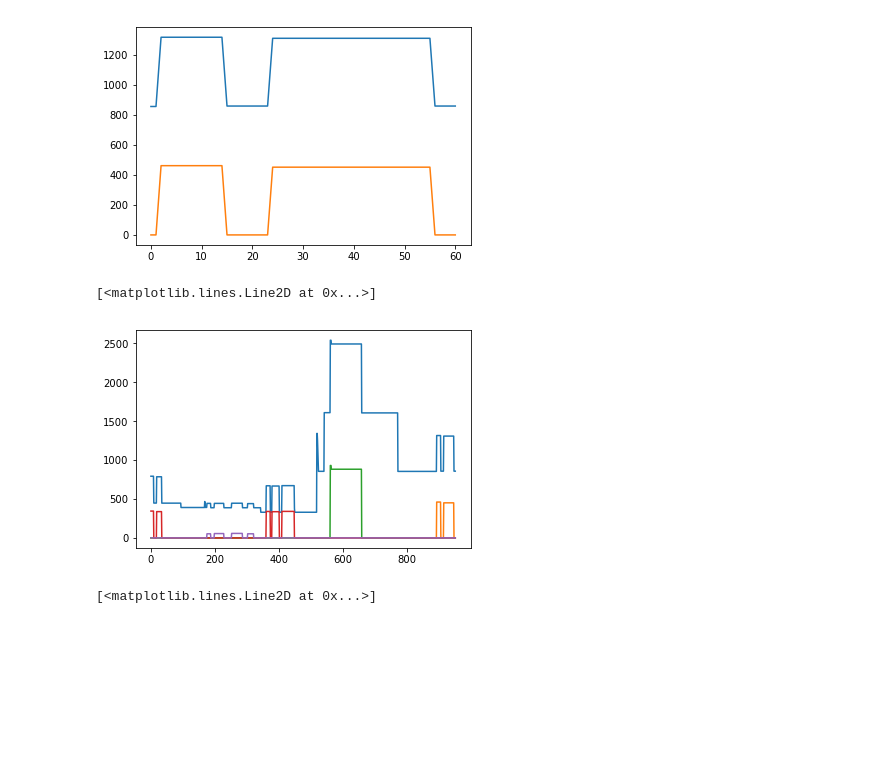
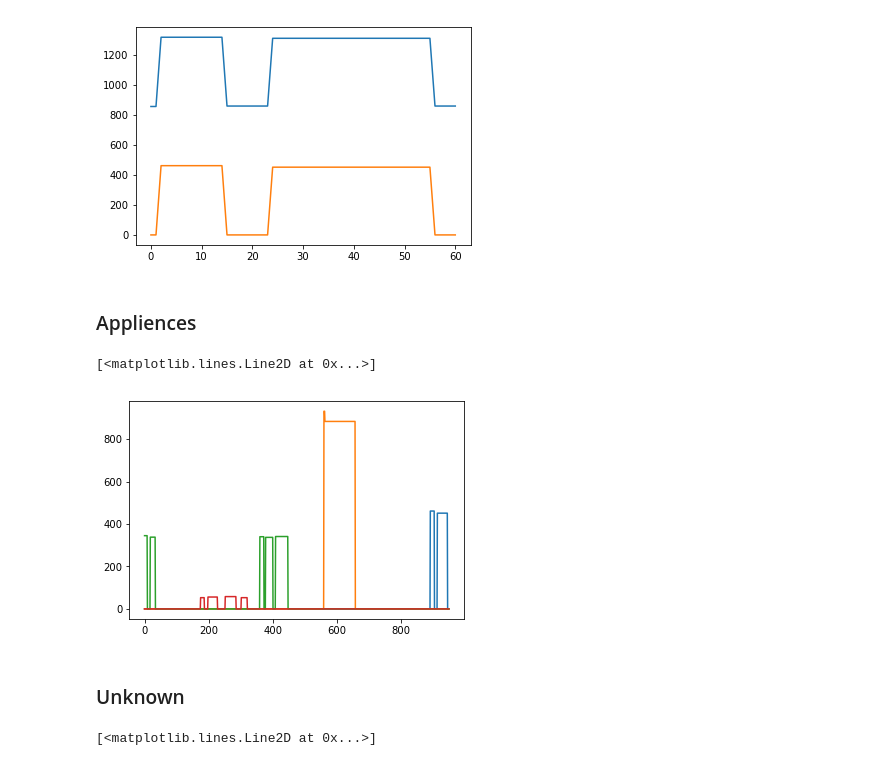
Before and after one commit to AlirezaSamar/PowerDisaggregation, a Jupyter notebook: LoadProcessing.ipynb, the cells around one changed output. Cells and saved outputs as stored; diff of their text form; code cells hidden in the pictures; blank space fills up the shorter version.

```diff
--- a/LoadProcessing.ipynb
+++ b/LoadProcessing.ipynb
@@ -735,15 +754,19 @@ plt.plot(np.asarray(d[d.keys()[2]])[1890:2000,1])
 # %% [output]
 [<matplotlib.lines.Line2D at 0x...>]
 [figure]
+# %% [markdown]
+### Appliences
 # %%
-plt.plot(np.asarray(goodFull)[1000:2000,1])
+
 plt.plot(np.asarray(d[d.keys()[2]])[1000:2000,1])
 plt.plot(np.asarray(d[d.keys()[1]])[1000:2000,1])
 plt.plot(np.asarray(d[d.keys()[0]])[1000:2000,1])
 plt.plot(np.asarray(d[d.keys()[3]])[1000:2000,1])
 # %% [output]
 [<matplotlib.lines.Line2D at 0x...>]
-[figure, old version]
+[figure, new version]
+# %% [markdown]
+### Unknown
 # %%
 plt.plot(np.asarray(unknown)[0:2000,1])
 # %% [output]
```
Also changed, not shown: parts of 37 cells of this notebook.
